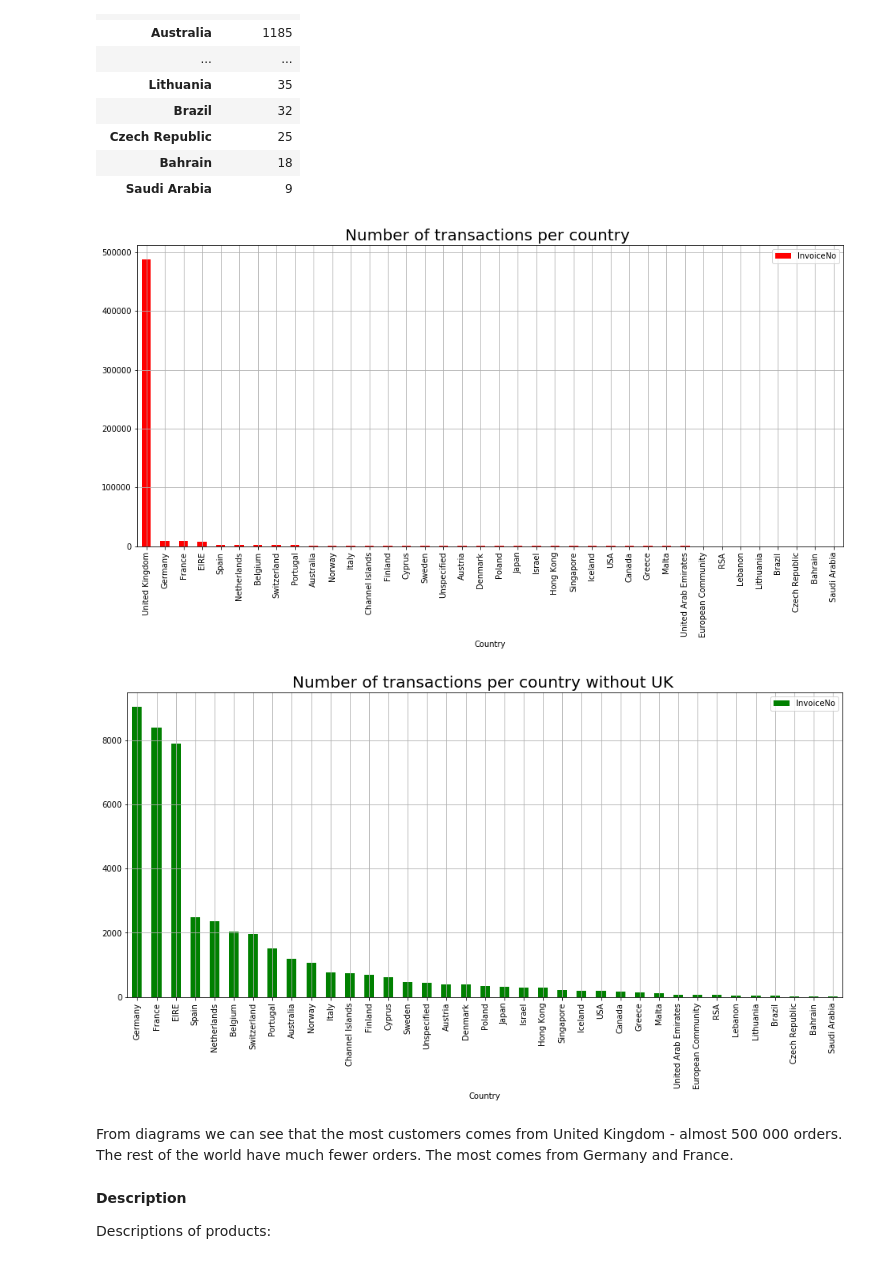
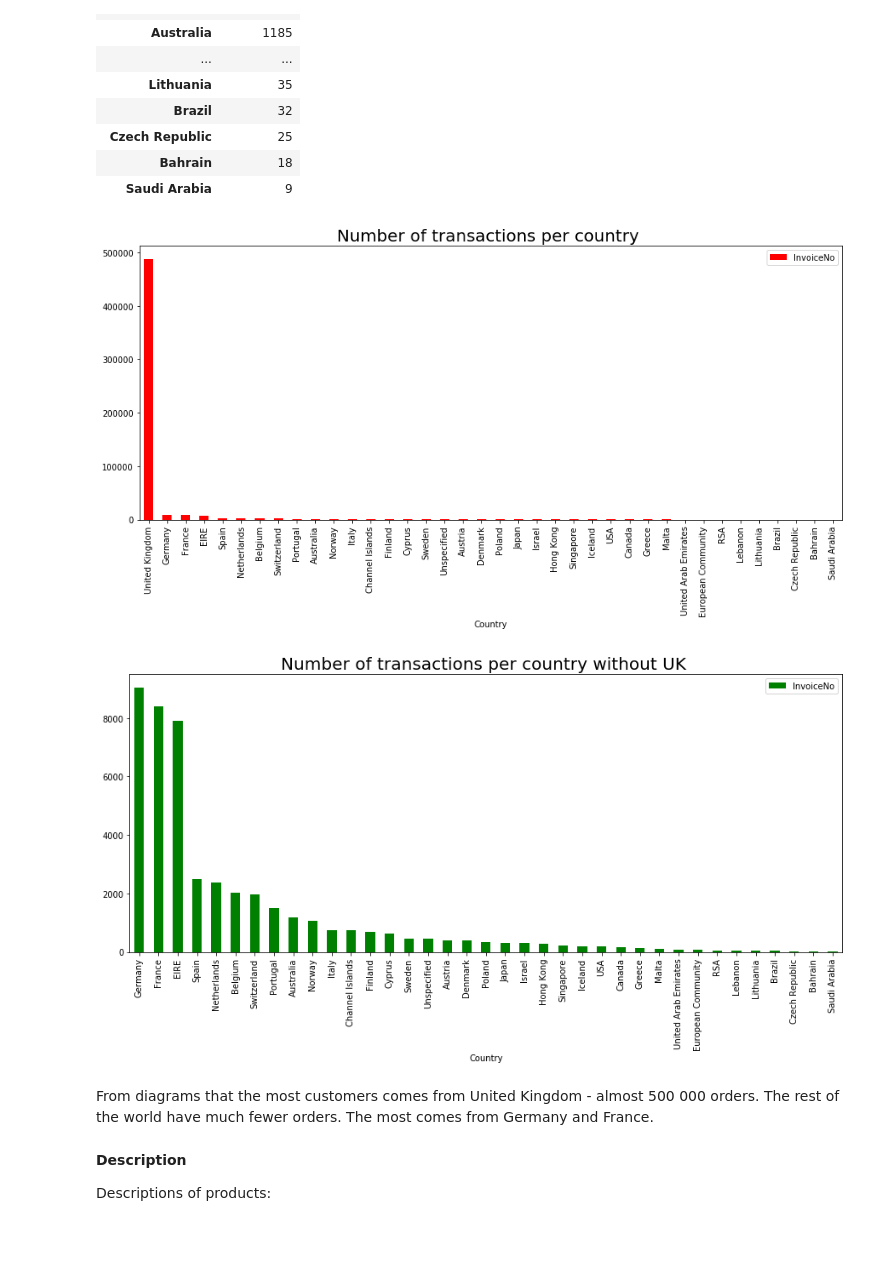
Before and after one commit to aniass/Market-basket-analysis, a Jupyter notebook: Basket_analysis.ipynb, the cells around one changed output. Cells and saved outputs as stored; diff of their text form; code cells hidden in the pictures; blank space fills up the shorter version.

```diff
--- a/Basket_analysis.ipynb
+++ b/Basket_analysis.ipynb
@@ -373,27 +367,25 @@ country_group
 | Bahrain | 18 |
 | Saudi Arabia | 9 |
 # %%
-plt.rcParams['figure.figsize'] = (16, 7)
+plt.rcParams['figure.figsize'] = (15, 6)
 color = plt.cm.magma(np.linspace(0, 1, 40))
 country_group.plot.bar(color = 'red')
-plt.title('Number of transactions per country ', fontsize = 20)
-plt.xticks(rotation = 90 )
-plt.grid()
+plt.title('Number of transactions per country ', fontsize=20)
+plt.xticks(rotation=90)
 plt.show()
 # %% [output]
-[figure, old version]
+[figure, new version]
 # %%
-plt.rcParams['figure.figsize'] = (16, 7)
+plt.rcParams['figure.figsize'] = (15, 6)
 color = plt.cm.magma(np.linspace(0, 1, 40))
-country_group[country_group.index != 'United Kingdom'].plot.bar(color = 'green')
-plt.title('Number of transactions per country without UK ', fontsize = 20)
-plt.xticks(rotation = 90 )
-plt.grid()
+country_group[country_group.index != 'United Kingdom'].plot.bar(color='green')
+plt.title('Number of transactions per country without UK ', fontsize=20)
+plt.xticks(rotation =90)
 plt.show()
 # %% [output]
-[figure, old version]
+[figure, new version]
 # %% [markdown]
-From diagrams we can see that the most customers comes from United Kingdom - almost 500 000 orders. The rest of the world have much fewer orders. The most comes from Germany and France.
+From diagrams that the most customers comes from United Kingdom - almost 500 000 orders. The rest of the world have much fewer orders. The most comes from Germany and France.
 # %% [markdown]
 **Description**
 
```
Also changed, not shown: parts of 59 cells of this notebook.
